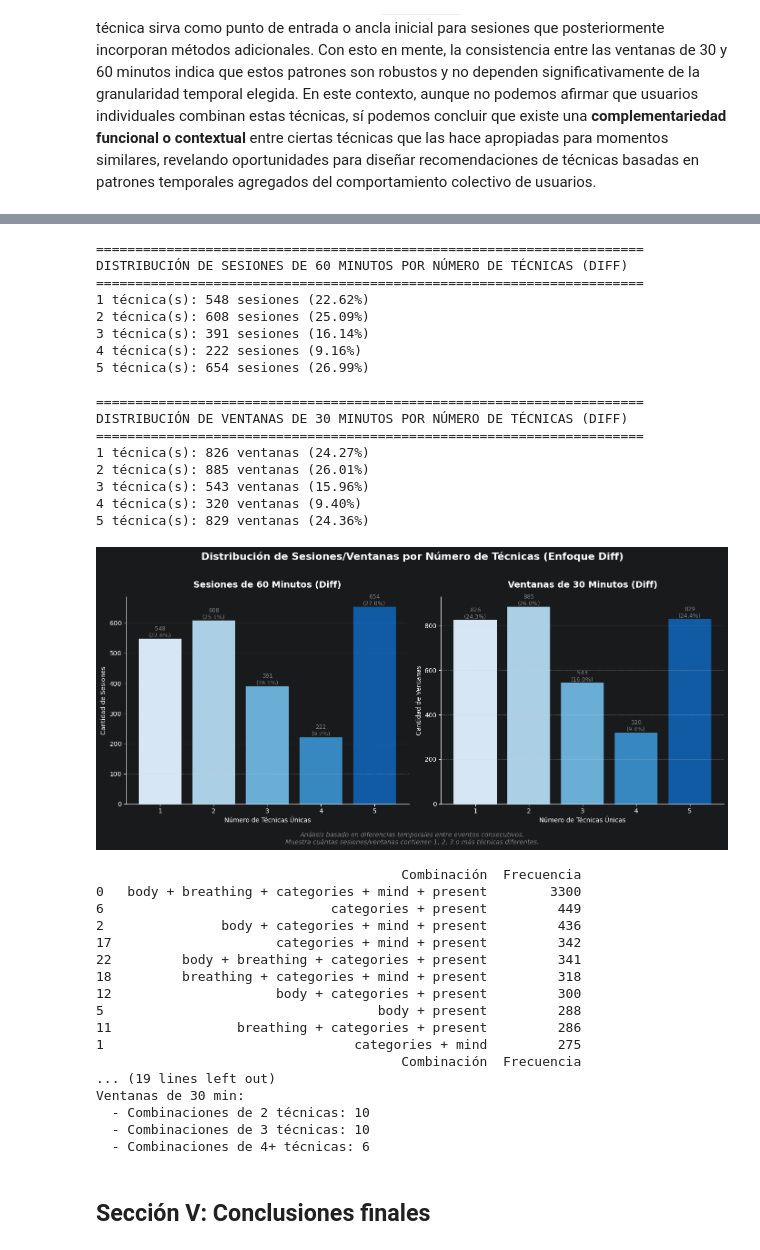
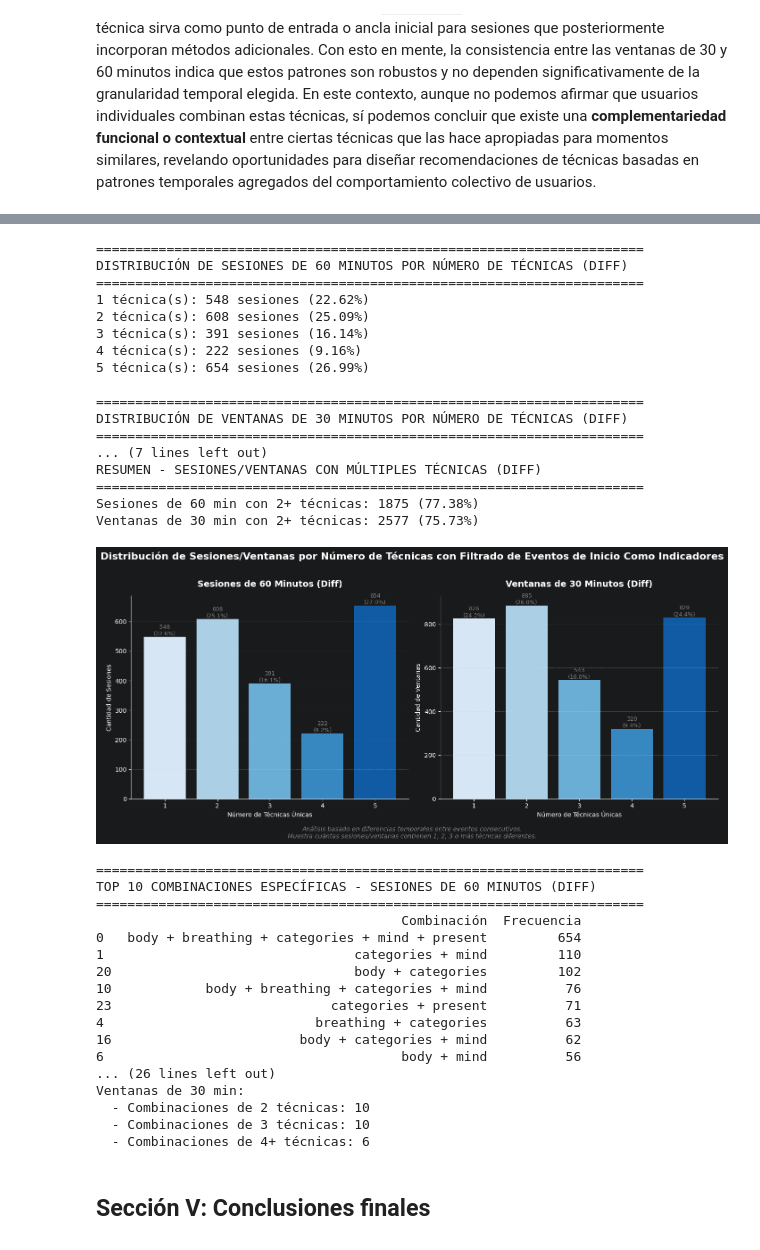
Before and after one commit to Volv1t3/MidtermDataAnalysisProject, a Jupyter notebook: src/python/notebooks/Proyecto_Prueba_Tecnica_Arellano.ipynb, the cells around one changed output, grey strips where cells are left out. Saved outputs shown, nothing was run; the diff lists cells and outputs as text; code cells hidden in the pictures.

```diff
--- a/src/python/notebooks/Proyecto_Prueba_Tecnica_Arellano.ipynb
+++ b/src/python/notebooks/Proyecto_Prueba_Tecnica_Arellano.ipynb
@@ -2371,7 +2372,7 @@ for i, (num, count) in enumerate(close_moment_technique_counts_diff.items()):
 #? 2.20. Añadir título general del gráfico completo
 #? Colocamos un título superior que describe ambos subplots
 fig.suptitle(
-    'Distribución de Sesiones/Ventanas por Número de Técnicas (Enfoque Diff)',
+    'Distribución de Sesiones/Ventanas por Número de Técnicas ',
     fontsize=16, fontweight='bold', y=1.02
 )
 
@@ -2389,6 +2390,12 @@ plt.show()
 
 #? 2.23. Iterar sobre sesiones con múltiples técnicas (60 minutos)
 #? Procesamos cada sesión que tiene 2 o más técnicas para contar las combinaciones específicas
+#? 7. Análisis detallado: Combinaciones específicas más frecuentes (60 minutos)
+print("\n" + "=" * 70)
+print("TOP 10 COMBINACIONES ESPECÍFICAS - SESIONES DE 60 MINUTOS (DIFF)")
+print("=" * 70)
+combination_counts_60min = {}
+
 for tech_list in session_multi_tech_diff['technique_list']:
     if len(tech_list) >= 2:
         #? 2.24. Crear tupla ordenada para evitar duplicados (A,B) vs (B,A)
@@ -2405,7 +2412,7 @@ combo_60min_df = pd.DataFrame([
 
 #? 2.26. Mostrar las 10 combinaciones más frecuentes (60 minutos)
 print(combo_60min_df.head(10))
-
+combination_counts_30min = {}
 
 #? 2.28. Iterar sobre ventanas con múltiples técnicas (30 minutos)
 #? Procesamos cada ventana de 30 minutos que contiene 2 o más técnicas diferentes
@@ -2791,6 +2798,11 @@ for num_techs, count in close_moment_technique_counts_diff.items():
 session_multi_tech_diff = session_cooccurrence_diff[session_cooccurrence_diff['unique_techniques'] >= 2]
 close_moment_multi_tech_diff = close_moment_cooccurrence_diff[close_moment_cooccurrence_diff['unique_techniques'] >= 2]
 
+print("\n" + "=" * 70)
+print("RESUMEN - SESIONES/VENTANAS CON MÚLTIPLES TÉCNICAS (DIFF)")
+print("=" * 70)
+print(f"Sesiones de 60 min con 2+ técnicas: {len(session_multi_tech_diff)} ({len(session_multi_tech_diff)/len(session_cooccurrence_diff)*100:.2f}%)")
+print(f"Ventanas de 30 min con 2+ técnicas: {len(close_moment_multi_tech_diff)} ({len(close_moment_multi_tech_diff)/len(close_moment_cooccurrence_diff)*100:.2f}%)")
 
 #? 2.11. Visualización: Gráfico de barras comparativo (Enfoque Diff)
 #? Creamos una figura con dos subplots para comparar visualmente las distribuciones de ambas ventanas temporales
@@ -2849,7 +2861,7 @@ for i, (num, count) in enumerate(close_moment_technique_counts_diff.items()):
 #? 2.20. Añadir título general del gráfico completo
 #? Colocamos un título superior que describe ambos subplots
 fig.suptitle(
-    'Distribución de Sesiones/Ventanas por Número de Técnicas (Enfoque Diff)',
+    'Distribución de Sesiones/Ventanas por Número de Técnicas con Filtrado de Eventos de Inicio Como Indicadores',
     fontsize=16, fontweight='bold', y=1.02
 )
 
@@ -2867,6 +2879,12 @@ plt.show()
 
 #? 2.23. Iterar sobre sesiones con múltiples técnicas (60 minutos)
 #? Procesamos cada sesión que tiene 2 o más técnicas para contar las combinaciones específicas
+#? 7. Análisis detallado: Combinaciones específicas más frecuentes (60 minutos)
+print("\n" + "=" * 70)
+print("TOP 10 COMBINACIONES ESPECÍFICAS - SESIONES DE 60 MINUTOS (DIFF)")
+print("=" * 70)
+combination_counts_60min = {}
+
 for tech_list in session_multi_tech_diff['technique_list']:
     if len(tech_list) >= 2:
         #? 2.24. Crear tupla ordenada para evitar duplicados (A,B) vs (B,A)
@@ -2884,6 +2902,11 @@ combo_60min_df = pd.DataFrame([
 #? 2.26. Mostrar las 10 combinaciones más frecuentes (60 minutos)
 print(combo_60min_df.head(10))
 
+#? 8. Análisis detallado: Combinaciones específicas más frecuentes (30 minutos)
+print("\n" + "=" * 70)
+print("TOP 10 COMBINACIONES ESPECÍFICAS - VENTANAS DE 30 MINUTOS (DIFF)")
+print("=" * 70)
+combination_counts_30min = {}
 
 #? 2.28. Iterar sobre ventanas con múltiples técnicas (30 minutos)
 #? Procesamos cada ventana de 30 minutos que contiene 2 o más técnicas diferentes
@@ -2919,52 +2942,52 @@ combo_sizes_60min = [len(combo) for combo in combination_counts_60min.keys()]
 if combo_sizes_60min:
     print(f"Sesiones de 60 min:")
     print(f"  - Combinaciones de 2 técnicas: {combo_sizes_60min.count(2)}")
     print(f"  - Combinaciones de 3 técnicas: {combo_sizes_60min.count(3)}")
     print(f"  - Combinaciones de 4+ técnicas: {sum(1 for x in combo_sizes_60min if x >= 4)}")
 
 #? 2.35. Calcular distribución de tamaños para ventanas de 30 minutos
 #? Repetimos el análisis de tamaños para las ventanas temporales más cortas
 combo_sizes_30min = [len(combo) for combo in combination_counts_30min.keys()]
 
 #? 2.36. Mostrar estadísticas de tamaño para ventanas de 30 minutos
 #? Presentamos la distribución de tamaños de combinaciones en ventanas de 30 minutos
 if combo_sizes_30min:
     print(f"\nVentanas de 30 min:")
     print(f"  - Combinaciones de 2 técnicas: {combo_sizes_30min.count(2)}")
     print(f"  - Combinaciones de 3 técnicas: {combo_sizes_30min.count(3)}")
     print(f"  - Combinaciones de 4+ técnicas: {sum(1 for x in combo_sizes_30min if x >= 4)}")
 # %% [output]
 ======================================================================
 DISTRIBUCIÓN DE SESIONES DE 60 MINUTOS POR NÚMERO DE TÉCNICAS (DIFF)
 ======================================================================
 1 técnica(s): 548 sesiones (22.62%)
 2 técnica(s): 608 sesiones (25.09%)
 3 técnica(s): 391 sesiones (16.14%)
 4 técnica(s): 222 sesiones (9.16%)
 5 técnica(s): 654 sesiones (26.99%)
 
 ======================================================================
 DISTRIBUCIÓN DE VENTANAS DE 30 MINUTOS POR NÚMERO DE TÉCNICAS (DIFF)
 ======================================================================
-1 técnica(s): 826 ventanas (24.27%)
-2 técnica(s): 885 ventanas (26.01%)
-3 técnica(s): 543 ventanas (15.96%)
-4 técnica(s): 320 ventanas (9.40%)
-5 técnica(s): 829 ventanas (24.36%)
+... (7 lines left out)
+RESUMEN - SESIONES/VENTANAS CON MÚLTIPLES TÉCNICAS (DIFF)
+======================================================================
+Sesiones de 60 min con 2+ técnicas: 1875 (77.38%)
+Ventanas de 30 min con 2+ técnicas: 2577 (75.73%)
-[figure, old version]
+[figure, new version]
+======================================================================
+TOP 10 COMBINACIONES ESPECÍFICAS - SESIONES DE 60 MINUTOS (DIFF)
+======================================================================
                                        Combinación  Frecuencia
-0   body + breathing + categories + mind + present        3300
-6                             categories + present         449
-2               body + categories + mind + present         436
-17                     categories + mind + present         342
-22         body + breathing + categories + present         341
-18         breathing + categories + mind + present         318
-12                     body + categories + present         300
-5                                   body + present         288
-11                breathing + categories + present         286
-1                                categories + mind         275
-                                       Combinación  Frecuencia
-... (19 lines left out)
+0   body + breathing + categories + mind + present         654
+1                                categories + mind         110
+20                               body + categories         102
+10            body + breathing + categories + mind          76
+23                            categories + present          71
+4                           breathing + categories          63
+16                        body + categories + mind          62
+6                                      body + mind          56
+... (26 lines left out)
 Ventanas de 30 min:
   - Combinaciones de 2 técnicas: 10
   - Combinaciones de 3 técnicas: 10
```
Also changed, not shown: parts of 5 cells of this notebook.
